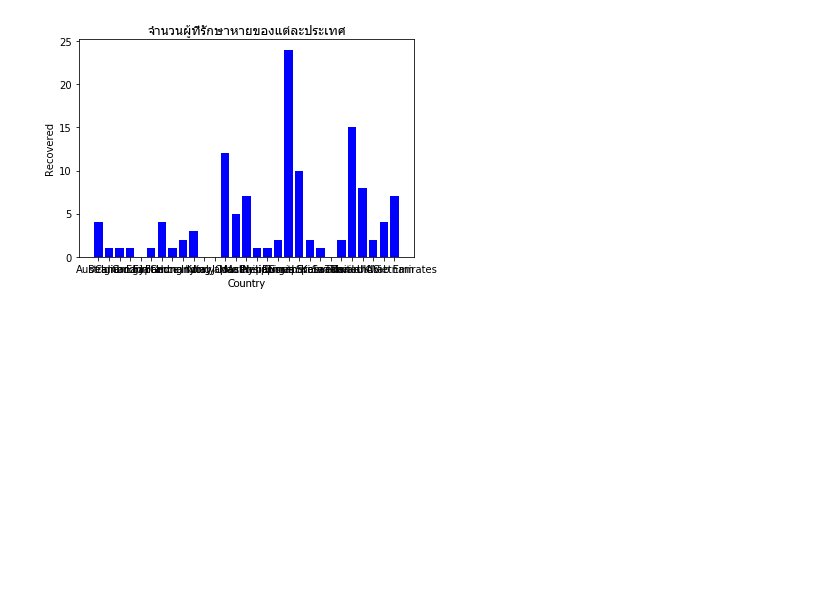
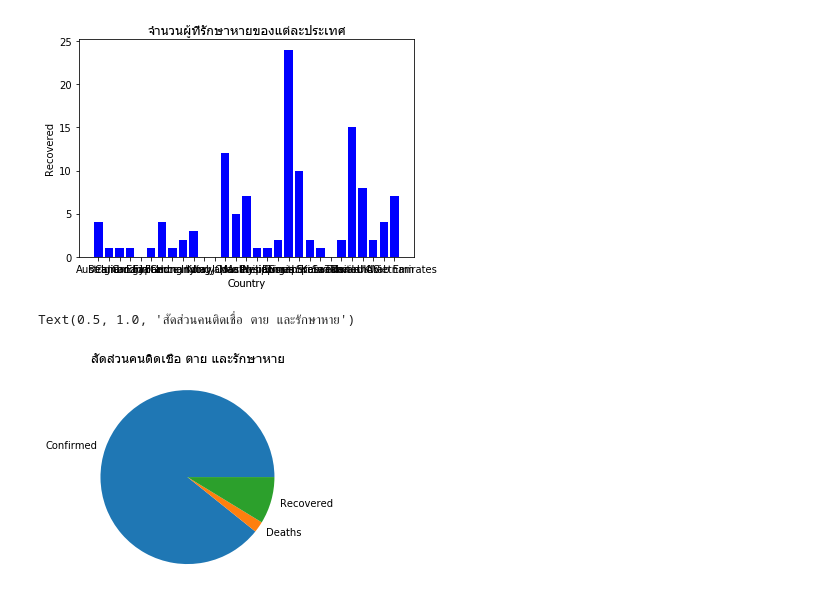
Before and after one commit to birdyyy123/python_dataviz, a Jupyter notebook: Final_20032020.ipynb, the cells around one changed output. Saved outputs shown, nothing was run; the diff lists cells and outputs as text; code cells hidden in the pictures; blank space fills up the shorter version.

```diff
--- a/Final_20032020.ipynb
+++ b/Final_20032020.ipynb
@@ -89,3 +89,11 @@ plt.ylabel('Recovered')
 # %% [output]
 Text(0, 0.5, 'Recovered')
 [figure]
+# %%
+labels=['Confirmed','Deaths','Recovered']
+# %%
+plt.pie([data['Confirmed'].sum(),data['Deaths'].sum(),data['Recovered'].sum()],labels=labels)
+plt.title(u'สัดส่วนคนติดเชื่อ ตาย และรักษาหาย',fontname='Tahoma',fontsize='13')
+# %% [output]
+Text(0.5, 1.0, 'สัดส่วนคนติดเชื่อ ตาย และรักษาหาย')
+[figure, added]
```
Also changed, not shown: parts of 3 cells of this notebook.
